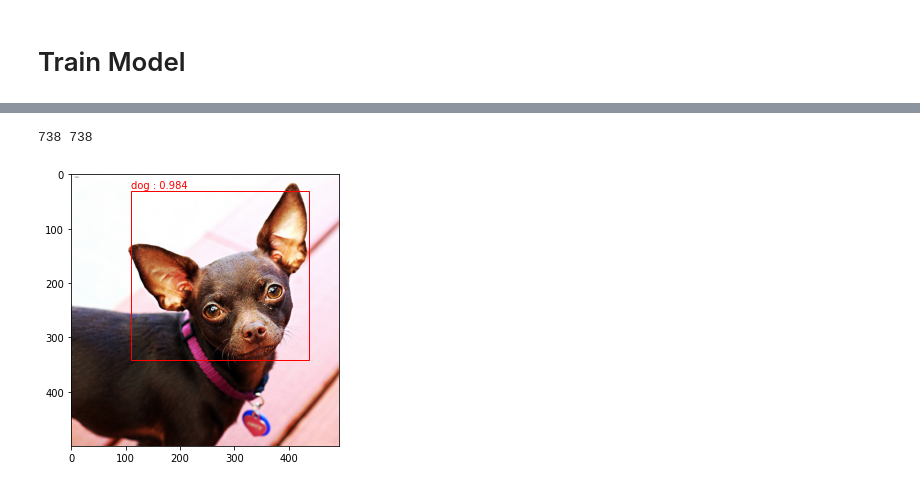
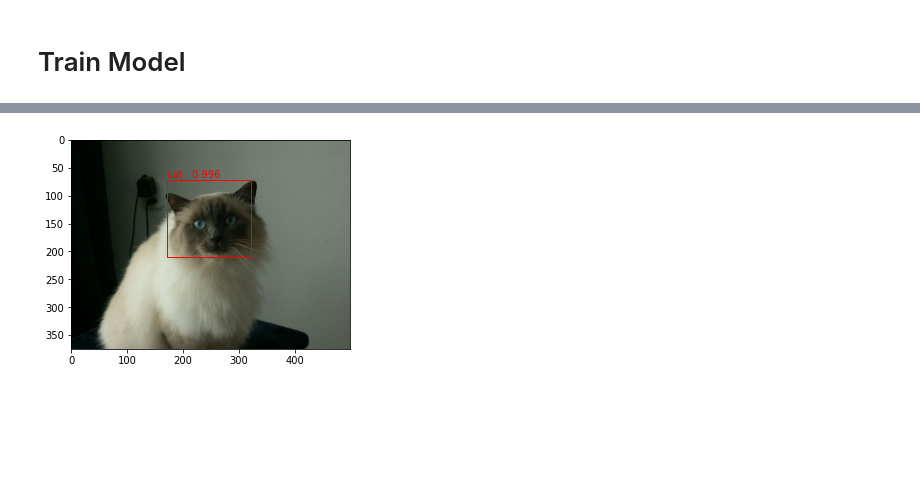
Before and after one commit to natsunoyuki/Data_Science, a Jupyter notebook: dog_cat_detection_torch.ipynb, the cells around one changed output, grey strips where cells are left out. Cells and saved outputs as stored; diff of their text form; code cells hidden in the pictures; blank space fills up the shorter version.

```diff
--- a/dog_cat_detection_torch.ipynb
+++ b/dog_cat_detection_torch.ipynb
@@ -260,6 +385,10 @@ def train_fasterrcnn(model, optimizer, n_epochs, train_loader, test_loader = Non
     return log
 # %%
-model = get_object_detection_model(num_classes = len(label_dict) + 1, feature_extraction = False)
-
+# Create the faster rcnn model with 3 classes - dog, cat and
+# background.
+model = get_object_detection_model(num_classes = 3,
+                        feature_extraction = False)
+# Use the stochastic gradient descent optimizer.
 params = [p for p in model.parameters() if p.requires_grad]
-optimizer = torch.optim.SGD(params, lr = 0.005, momentum = 0.9, weight_decay = 0.0005)
+optimizer = torch.optim.SGD(params, lr = 0.005,
+         momentum = 0.9, weight_decay = 0.0005)
@@ -279,9 +479,9 @@ EPOCH: 1.000    trn_loss: 0.119 val_loss: 0.080 (938.16s - 0.00s remaining)
+# %%
+images, predictions = predict(model, test_dl, device)
 # %%
-images = []
-targets = []
-for im, tg in test_dl:
-    images = images + [i for i in im]
-    targets = targets + [{k: v for k, v in t.items()} for t in tg]
-print(len(images), len(targets))
+#images = []
+#targets = []
+#for im, tg in test_dl:
+#    images = images + [i for i in im]
+#    targets = targets + [{k: v for k, v in t.items()} for t in tg]
+#print(len(images), len(targets))
-# %% [output]
-738 738
@@ -323,16 +488,20 @@ def decode_prediction(prediction, score_threshold = 0.8, nms_iou_threshold = 0.2
-# %%
-predictions = predict(model, test_dl, device)
 # %%
-img_index = 1
+img_index = 200
 boxes, labels, scores = decode_prediction(predictions[img_index])
-
 fig, ax = plt.subplots(figsize = [5, 5])
-ax.imshow(images[img_index].permute(1, 2, 0).detach().numpy())
+ax.imshow(images[img_index].permute(1, 2, 0).numpy())
 for i, b in enumerate(boxes):
-    rect = patches.Rectangle(b[:2].astype(int), (b[2] - b[0]).astype(int), (b[3] - b[1]).astype(int),
-                             linewidth = 1, edgecolor = "r", facecolor = "none")
+    rect = patches.Rectangle(b[:2].astype(int),
+                             (b[2] - b[0]).astype(int),
+                             (b[3] - b[1]).astype(int),
+                             linewidth = 1,
+                             edgecolor = "r",
+                             facecolor = "none")
     ax.add_patch(rect)
-    ax.text(b[0].astype(int), b[1].astype(int) - 5, "{} : {:.3f}".format(reverse_label_dict[labels[i]], scores[i]), color = "r")
+    ax.text(b[0].astype(int),
+            b[1].astype(int) - 5,
+            "{} : {:.3f}".format(reverse_label_dict[labels[i]],
+            scores[i]), color = "r")
 plt.show()
 # %% [output]
-[figure, old version]
+[figure, new version]
```
Also changed, not shown: parts of 16 cells of this notebook.
